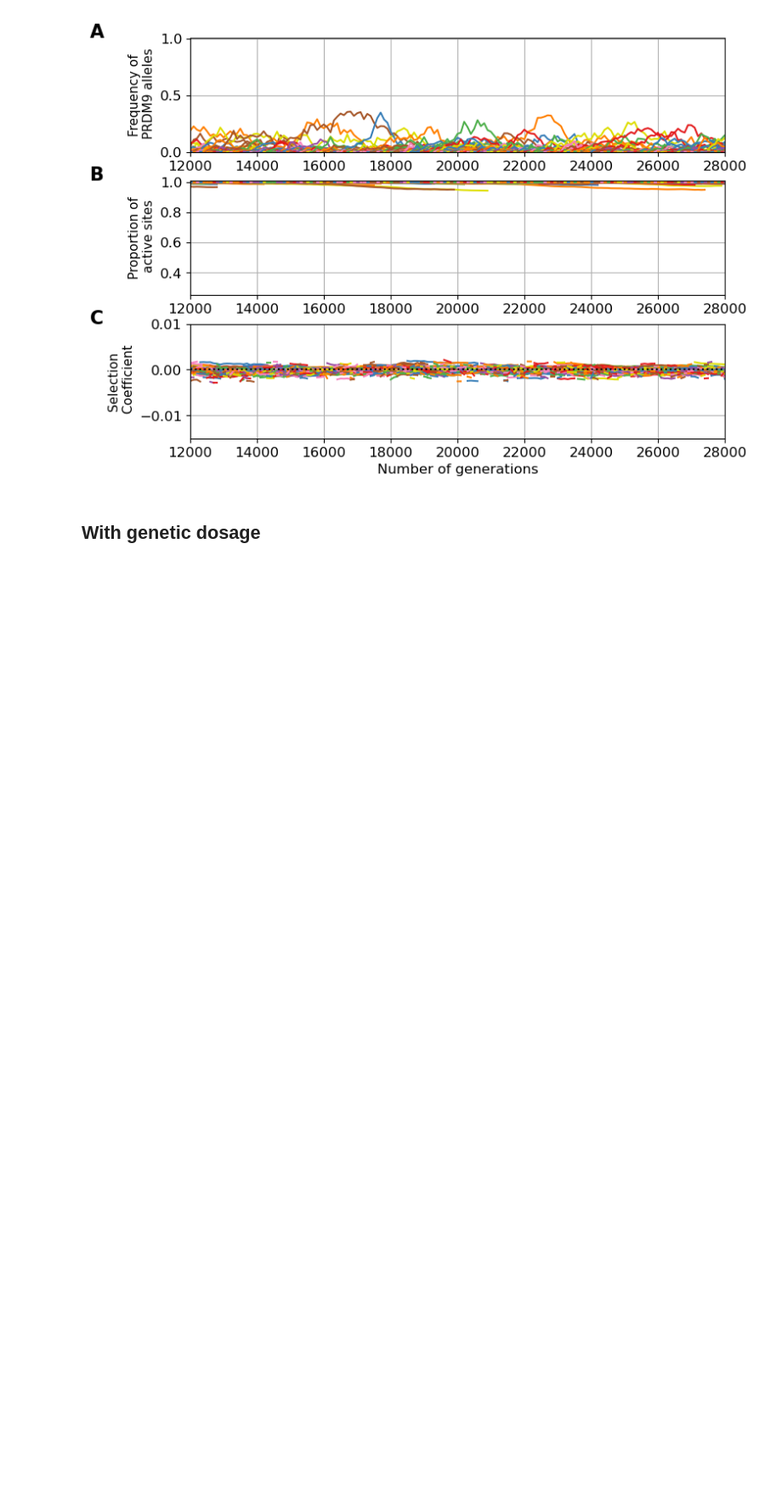
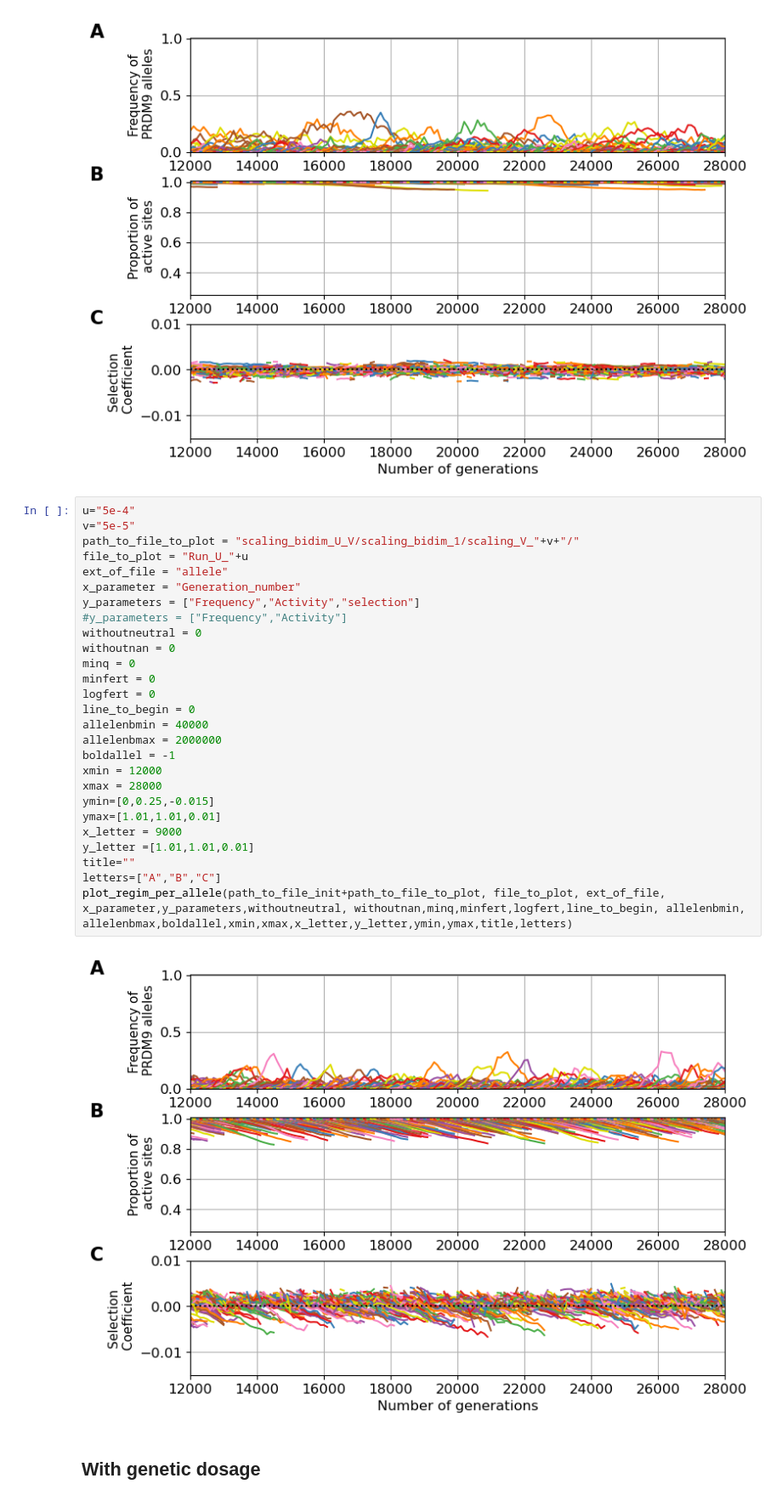
Before and after one commit to alicegenestier/Red_Queen_PRDM0_Panmictic, a Jupyter notebook: graphics_and_interpretations/Red_Queen_observation/Red_Queen_dyn_with_without/Red_Queen_dynamic_with_&_without_dosage.ipynb, the cells around one changed output. Shown at 85% size. Drawn from its saved outputs; the diff is of its cells as text; blank space fills up the shorter version.

```diff
--- a/graphics_and_interpretations/Red_Queen_observation/Red_Queen_dyn_with_without/Red_Queen_dynamic_with_&_without_dosage.ipynb
+++ b/graphics_and_interpretations/Red_Queen_observation/Red_Queen_dyn_with_without/Red_Queen_dynamic_with_&_without_dosage.ipynb
@@ -188,6 +188,35 @@ letters=["A","B","C"]
 plot_regim_per_allele(path_to_file_init+path_to_file_to_plot, file_to_plot, ext_of_file, x_parameter,y_parameters,withoutneutral, withoutnan,minq,minfert,logfert,line_to_begin, allelenbmin, allelenbmax,boldallel,xmin,xmax,x_letter,y_letter,ymin,ymax,title,letters)
 # %% [output]
 [figure]
+# %%
+u="5e-4"
+v="5e-5"
+path_to_file_to_plot = "scaling_bidim_U_V/scaling_bidim_1/scaling_V_"+v+"/"
+file_to_plot = "Run_U_"+u
+ext_of_file = "allele"
+x_parameter = "Generation_number"
+y_parameters = ["Frequency","Activity","selection"]
+#y_parameters = ["Frequency","Activity"]
+withoutneutral = 0
+withoutnan = 0
+minq = 0
+minfert = 0
+logfert = 0
+line_to_begin = 0
+allelenbmin = 40000
+allelenbmax = 2000000
+boldallel = -1
+xmin = 12000
+xmax = 28000
+ymin=[0,0.25,-0.015]
+ymax=[1.01,1.01,0.01]
+x_letter = 9000
+y_letter =[1.01,1.01,0.01]
+title=""
+letters=["A","B","C"]
+plot_regim_per_allele(path_to_file_init+path_to_file_to_plot, file_to_plot, ext_of_file, x_parameter,y_parameters,withoutneutral, withoutnan,minq,minfert,logfert,line_to_begin, allelenbmin, allelenbmax,boldallel,xmin,xmax,x_letter,y_letter,ymin,ymax,title,letters)
+# %% [output]
+[figure, added]
 # %% [markdown]
 ## With genetic dosage
 # %% [markdown]
```
Also changed, not shown: parts of 7 cells of this notebook, 25 other files.
